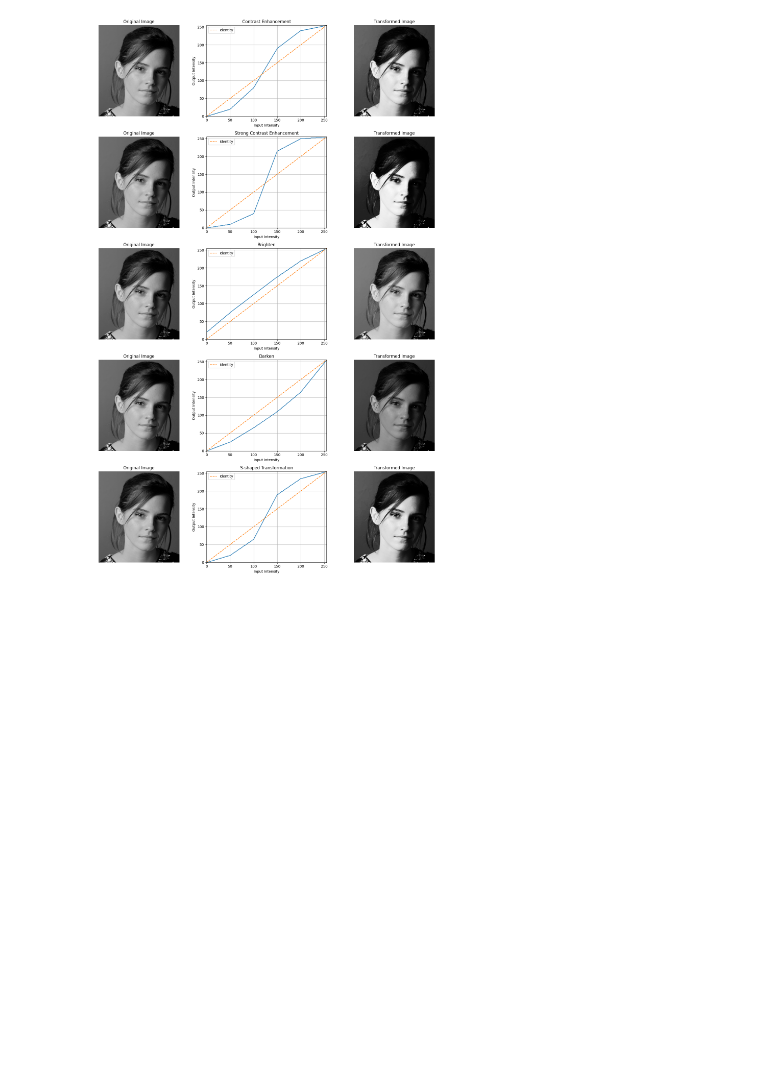
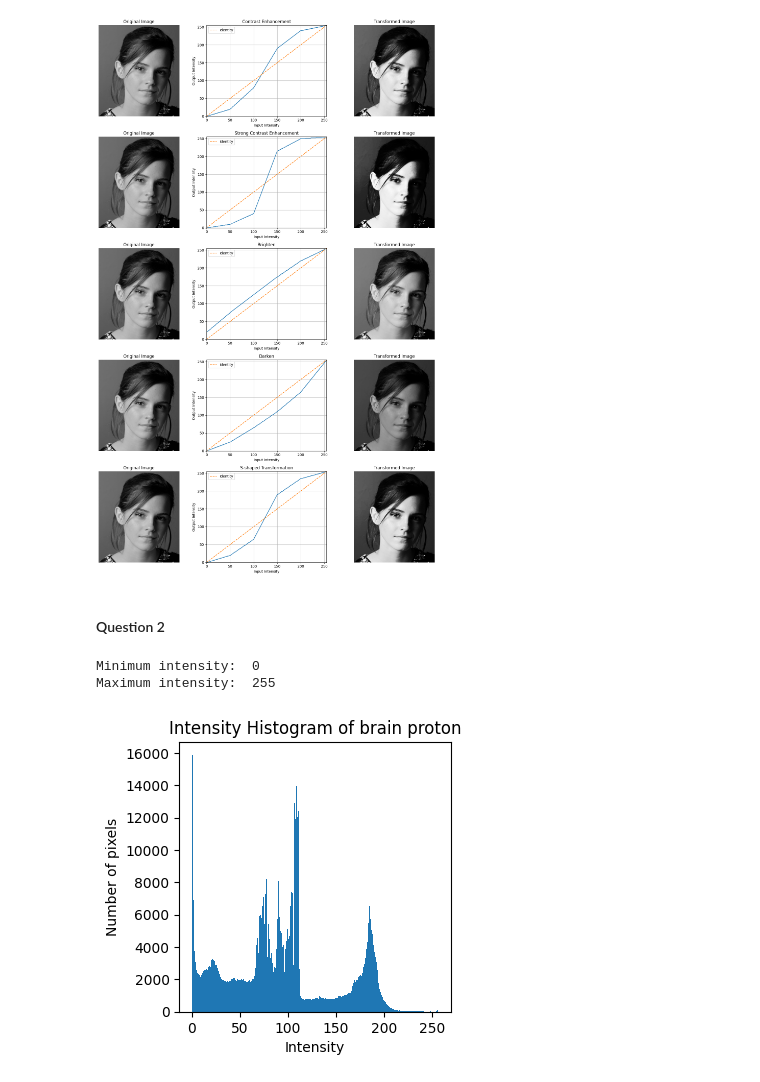
Before and after one commit to shalaniupekshani/EN3160-Assignment1-on-Intensity-Transformations-and-Neighborhood-Filtering, a Jupyter notebook: 230659H_a01.ipynb, the cells around one changed output. Drawn from its saved outputs; the diff is of its cells as text; code cells hidden in the pictures; blank space fills up the shorter version.

```diff
--- a/230659H_a01.ipynb
+++ b/230659H_a01.ipynb
@@ -127,3 +127,21 @@ plt.tight_layout()
 plt.show()
 # %% [output]
 [figure]
+# %% [markdown]
+#### Question 2
+# %%
+im2=cv.imread(r'C:\Users\shala\EN3160-Assignment1-on-Intensity-Transformations-and-Neighborhood-Filtering\images\Q2\brain proton.jpeg',cv.IMREAD_GRAYSCALE)
+print("Minimum intensity: ",im.min())
+print("Maximum intensity: ",im.max())
+
+# Histogram
+plt.figure(figsize=(3.5,3.5))
+plt.hist(im.ravel(), bins=256, range=(0,256))
+plt.xlabel("Intensity")
+plt.ylabel("Number of pixels")
+plt.title("Intensity Histogram of brain proton")
+plt.show()
+# %% [output]
+Minimum intensity:  0
+Maximum intensity:  255
+[figure, added]
```
Also changed, not shown: parts of 3 cells of this notebook, 1 other file.
